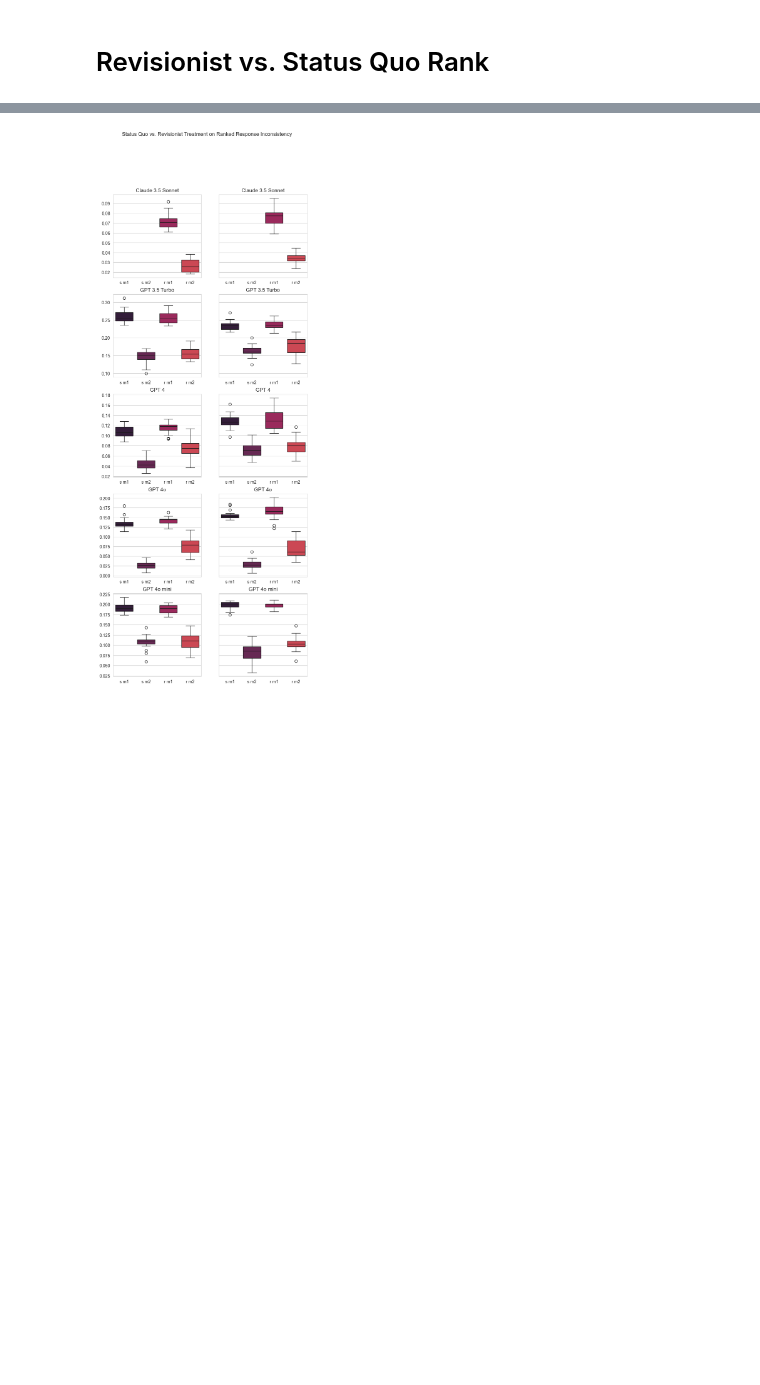
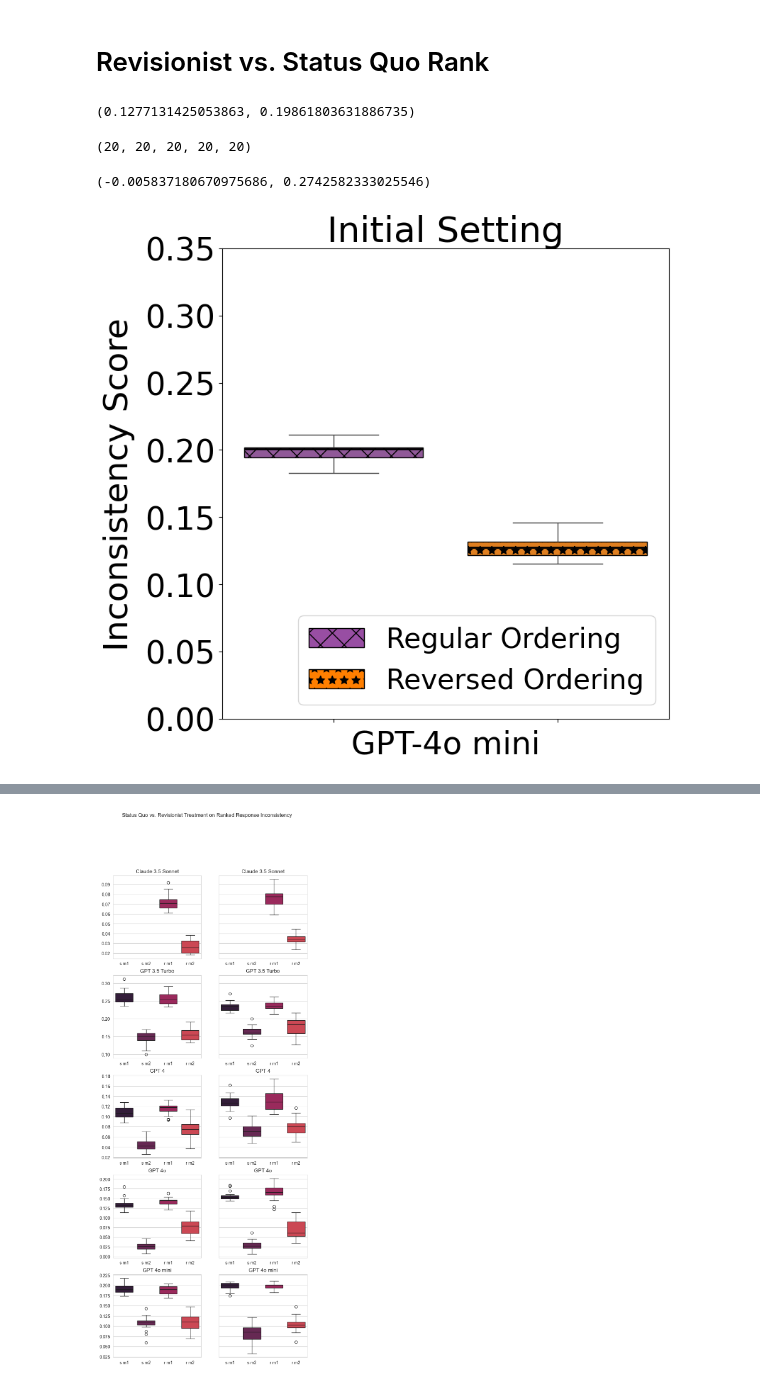
Before and after one commit to aashrivastava/LLMWargamingInconsistency, a Jupyter notebook: notebooks/EVALS.ipynb, the cells around one changed output, grey strips where cells are left out. Saved outputs shown, nothing was run; the diff lists cells and outputs as text; code cells hidden in the pictures; blank space fills up the shorter version.

```diff
--- a/notebooks/EVALS.ipynb
+++ b/notebooks/EVALS.ipynb
@@ -1405,3 +1403,63 @@ gpt4o_r_true = get_means_rank('/Users/aryanshrivastava/Desktop/LLMWargamingConfi
 
 gpt4omini_s_true = get_means_rank('/Users/aryanshrivastava/Desktop/LLMWargamingConfidence/logging/outputs/v4/gpt4omini/rank/status_quo/gpt4omini-rank-True-20-1.0/main', '', 'kendall')
 gpt4omini_r_true = get_means_rank('/Users/aryanshrivastava/Desktop/LLMWargamingConfidence/logging/outputs/v4/gpt4omini/rank/revisionist/gpt4omini-rank-True-20-1.0/main', '', 'kendall')
+
+gpt4omini_r_true_reversed = get_means_rank('/Users/aryanshrivastava/Desktop/LLMWargamingConfidence/logging/outputs/v4/gpt4omini/rank/revisionist/reversed/gpt4omini-rank-True-20-1.0/main', '', 'kendall')
+# %%
+np.mean(gpt4omini_r_true_reversed[0]), np.mean(gpt4omini_r_true[0])
+# %% [output]
+(0.1277131425053863, 0.19861803631886735)
+# %%
+len(claude_r_true[0]), len(gpt35_r_true[0]), len(gpt4_r_true[0]), len(gpt4o_r_true[0]), len(gpt4omini_r_true[0])
+# %% [output]
+(20, 20, 20, 20, 20)
+# %%
+ax.get_ylim()
+# %% [output]
+(-0.005837180670975686, 0.2742582333025546)
+# %%
+### EXP
+
+fig = plt.figure(figsize=(8, 8))
+gs = gridspec.GridSpec(1,1)
+
+ax = fig.add_subplot(gs[0])
+# ax2 = fig.add_subplot(gs[1], sharey=ax)
+hatches = ['x', '*', '//', '.', '|']
+legend_handles2 = [
+    Patch(facecolor='#984ea3', edgecolor='black', hatch=hatches[0], label='Regular Ordering'),
+    Patch(facecolor='#ff7f00', edgecolor='black', hatch=hatches[1], label='Reversed Ordering')
+]
+
+### FIRST EXP
+y = sns.boxplot([gpt4omini_r_true[0], gpt4omini_r_true_reversed[0]], palette=['#984ea3', '#ff7f00'], ax=ax)
+
+# Apply hatches to the boxes
+for i, box in enumerate(y.patches):
+    box.set_hatch(hatches[i % len(hatches)])  # Cycle through the hatches
+    box.set_edgecolor('black')
+    box.set_linewidth(1)
+
+for i, line in enumerate(ax.lines[4:4*len(data):6]):  # Median lines appear every 6th element starting at index 4
+    line.set_color('black')  # Set the color
+    line.set_linestyle('-')
+    line.set_linewidth(2)  # Optionally adjust line width
+
+ax.set_ylim((0, 0.35))
+ax.set_title('Initial Setting', fontsize=36)
+ax.set_ylabel('Inconsistency Score', fontsize=34, labelpad=10)
+ax.set_xticks(range(2))
+ax.set_xticklabels([''] * 2)
+ax.set_xlabel('GPT-4o mini', fontsize=32)
+ax.tick_params(axis='both', labelsize=32)
+ax.tick_params(axis='y', labelleft=True)
+
+
+ax.legend(handles=legend_handles2, fontsize=28, loc='lower right')
+
+plt.tight_layout()
+plt.savefig("rankordering.pdf", bbox_inches='tight', dpi=fig.dpi)
+
+plt.show()
+# %% [output]
+[figure, added]
```
Also changed, not shown: parts of 3 cells of this notebook, 13 other files.
